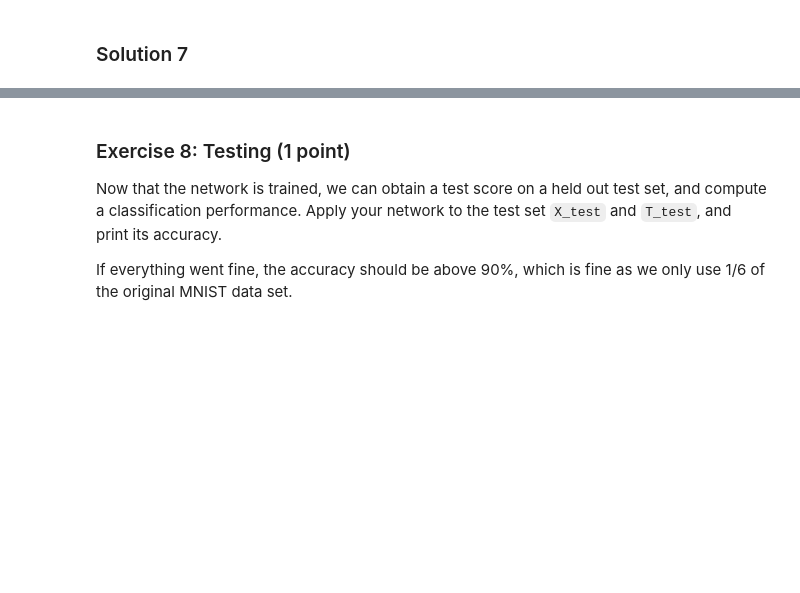
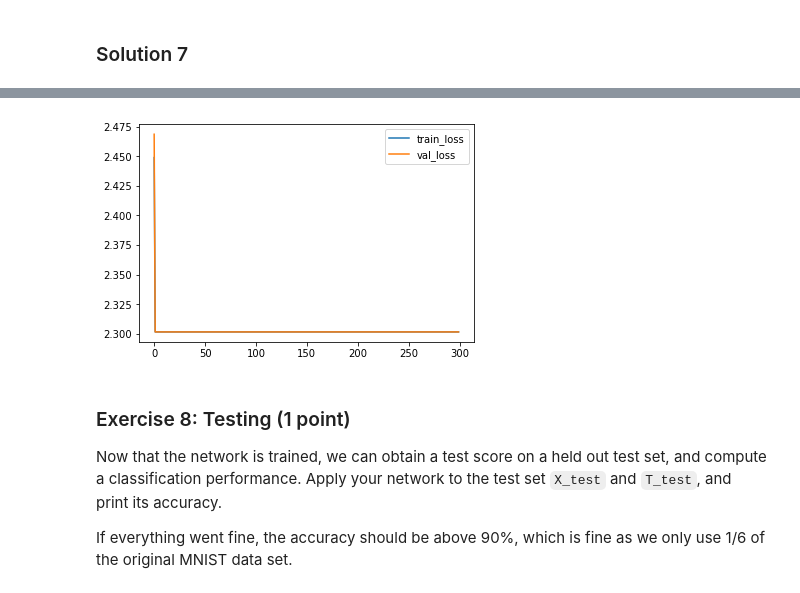
Before and after one commit to aprinsai/NeuralNetworks, a Jupyter notebook: Ex4/Chapter_04_multilayer_perceptron.ipynb, the cells around one changed output, grey strips where cells are left out. Saved outputs shown, nothing was run; the diff lists cells and outputs as text; code cells hidden in the pictures; blank space fills up the shorter version.

Commit message:
testing and training done

```diff
--- a/Ex4/Chapter_04_multilayer_perceptron.ipynb
+++ b/Ex4/Chapter_04_multilayer_perceptron.ipynb
@@ -175,7 +175,7 @@ def softmax(Z):
         Y = [10 N] the vectors of softmax activations for 10 output units and N examples
     """
     Z -= np.max(Z, axis=0)  # for numerical stability
-    Y = m.exp(Z)/(np.sum(m.exp(Z), axis = 0)) # Maybe the np.sum returns an array.
+    Y = np.exp(Z)/(np.sum(np.exp(Z), axis=0)) # Maybe the np.sum returns an array.
     return Y
 # %%
 def sigmoid(A):
@@ -231,7 +231,7 @@ def backward(X, H, Y, W2, T):
     """
     dW1 = np.inner(X,H)
     dW2 = np.inner((Y-T),H*(1-H)) + W2 # * or np.inner/np.dot? #(y-t) W^2 h(1-h) x
-    return dW1, dW2
+    return np.transpose(dW1), dW2
 # %%
 def train_network(X_train, T_train, X_val, T_val, n_hidden=30, n_epochs=300, eta=0.001):
     """
@@ -239,7 +239,7 @@ def train_network(X_train, T_train, X_val, T_val, n_hidden=30, n_epochs=300, eta
     INPUT:
         X_train  = [P  N] data matrix of P inputs for N training examples
         T_train  = [10 N] a vector of targets for N training examples
-        X_val    = [P  M] data matrix of P inputs for N training examples
+        X_val    = [P  N] data matrix of P inputs for N training examples
         T_val    = [10 M] a vector of targets for N training examples
         n_hidden = 1  number of hidden units (default 30)
         n_epochs = 1  number of training epochs (default 300)
@@ -253,7 +253,7 @@ def train_network(X_train, T_train, X_val, T_val, n_hidden=30, n_epochs=300, eta
 
     P = X.shape[0]
     # Initialize W1 and W2 (use initialize_weights())
-    W1 = initialize_weights(n_hidden,X_train.shape[0])
+    W1 = initialize_weights(X_train.shape[0], n_hidden)
     W2 = initialize_weights(n_hidden,10)
 
       # Loop over epochs
@@ -262,18 +262,19 @@ def train_network(X_train, T_train, X_val, T_val, n_hidden=30, n_epochs=300, eta
     for i_epoch in xrange(n_epochs):
 
         # Forward pass
-        H, Y = forward(X_train, W1, W2)
+        H_train, Y_train = forward(X_train, W1, W2)
+        H_val, Y_val = forward(X_val, W1, W2)
 
         # Backward pass
-        dW1, dW2 = backward(X_train, H, Y, W2, T_train)
+        dW1, dW2 = backward(X_train, H_train, Y_train, W2, T_train)
 
         # Parameter update
-        W1 += dW1
-        W2 += dW2
+        W1 -= eta*dW1
+        W2 -= eta*dW2
 
         # Save loss
-        train_loss[i_epoch] = cross_entropy(Y, T_train)
-        val_loss[i_epoch] = cross_entropy(Y, T_val)
+        train_loss[i_epoch] = cross_entropy(Y_train, T_train)
+        val_loss[i_epoch] = cross_entropy(Y_val, T_val)
 
         # Print progress and loss
         if i_epoch % 10 == 0:
@@ -354,5 +355,9 @@ Now that we have done all the work, we can finally run the network. Below we fir
 W1, W2, train_loss, val_loss = train_network(X_train, T_train, X_val, T_val)
 
 # Plot losses
-###  Add your code here. ###
+plt.figure()
+plt.plot(xrange(300), train_loss, label = "train_loss")
+plt.plot(xrange(300), val_loss, label = "val_loss")
+plt.legend()
+plt.show()
 # %% [output]
@@ -360,3 +381,4 @@ AttributeError: 'module' object has no attribute 'tanspose'
+[figure, added]
 # %% [markdown]
 ### Exercise 8: Testing (1 point)
 Now that the network is trained, we can obtain a test score on a held out test set, and compute a classification performance. Apply your network to the test set `X_test` and `T_test`, and print its accuracy.
```
Also changed, not shown: parts of 4 cells of this notebook.
